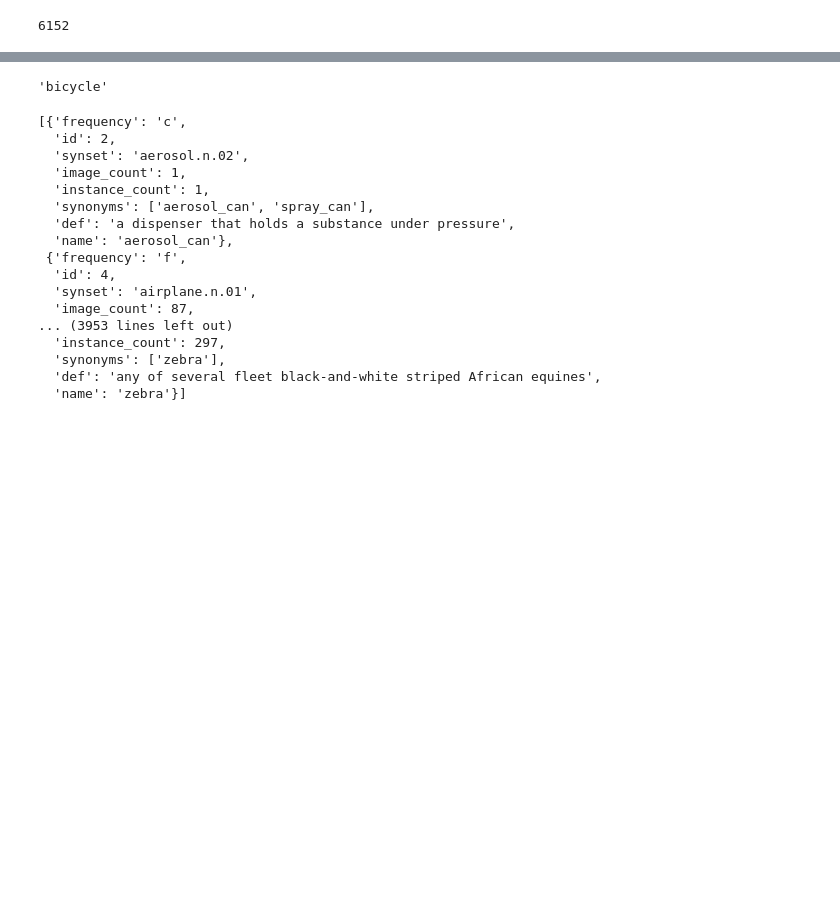
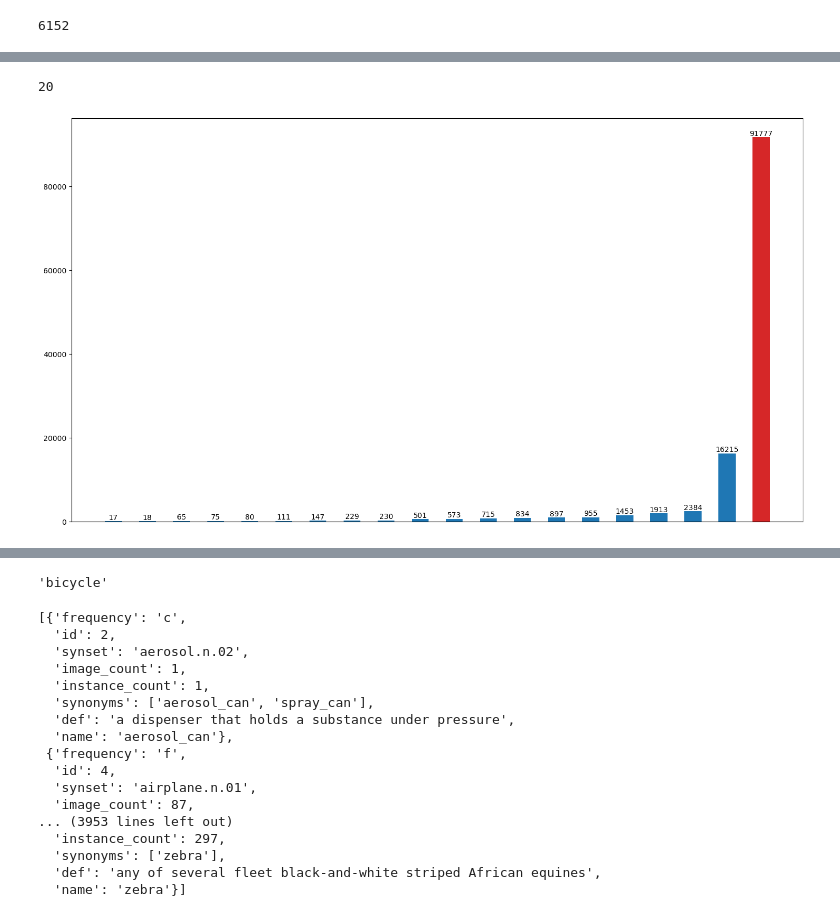
Before and after one commit to LRabuzin/realworld_contrastive_learning, a Jupyter notebook: constructor_testing.ipynb, the cells around one changed output, grey strips where cells are left out. Saved outputs shown, nothing was run; the diff lists cells and outputs as text; code cells hidden in the pictures; blank space fills up the shorter version.

```diff
--- a/constructor_testing.ipynb
+++ b/constructor_testing.ipynb
@@ -29,0 +104,28 @@ print(df["is_same_bg"].sum())
+# %%
+def plot_distribution_of_number_of_content_combinations(config: PairConfiguration, emphasize_class: float = None):
+    combos = list(config.combo_to_image.keys())
+    print(len(combos))
+    frequencies = [len(value) for value in config.combo_to_image.values()]
+
+    zipped = list(zip(combos, frequencies))
+
+    zipped = sorted(zipped, key = lambda t: t[1])
+
+    combos, frequencies = zip(*zipped)
+    combos = list(combos)
+    frequencies = list(frequencies)
+    if emphasize_class is not None:
+        color_array = ["tab:blue" if emphasize_class not in combo else "tab:red" for combo in combos]
+    else:
+        color_array = ["tab:blue"] * len(combos)
+
+    fig, ax = plt.subplots(1,figsize=(18,10))
+    ax.bar(height=frequencies, x=[6 * pos for pos in range(len(combos))], width = 3, color=color_array)
+    rects = ax.patches
+    for rect, label in zip(rects, frequencies):
+        height = rect.get_height()
+        ax.text(
+            rect.get_x() + rect.get_width() / 2, height + 5, label, ha="center", va="bottom"
+        )
+    ax.axes.xaxis.set_visible(False)
+    plt.show()
@@ -29,0 +141,5 @@ print(df["is_same_bg"].sum())
+# %%
+plot_distribution_of_number_of_content_combinations(config, 805)
+# %% [output]
+20
+[figure, added]
```
Also changed, not shown: parts of 23 cells of this notebook, 3 other files.
